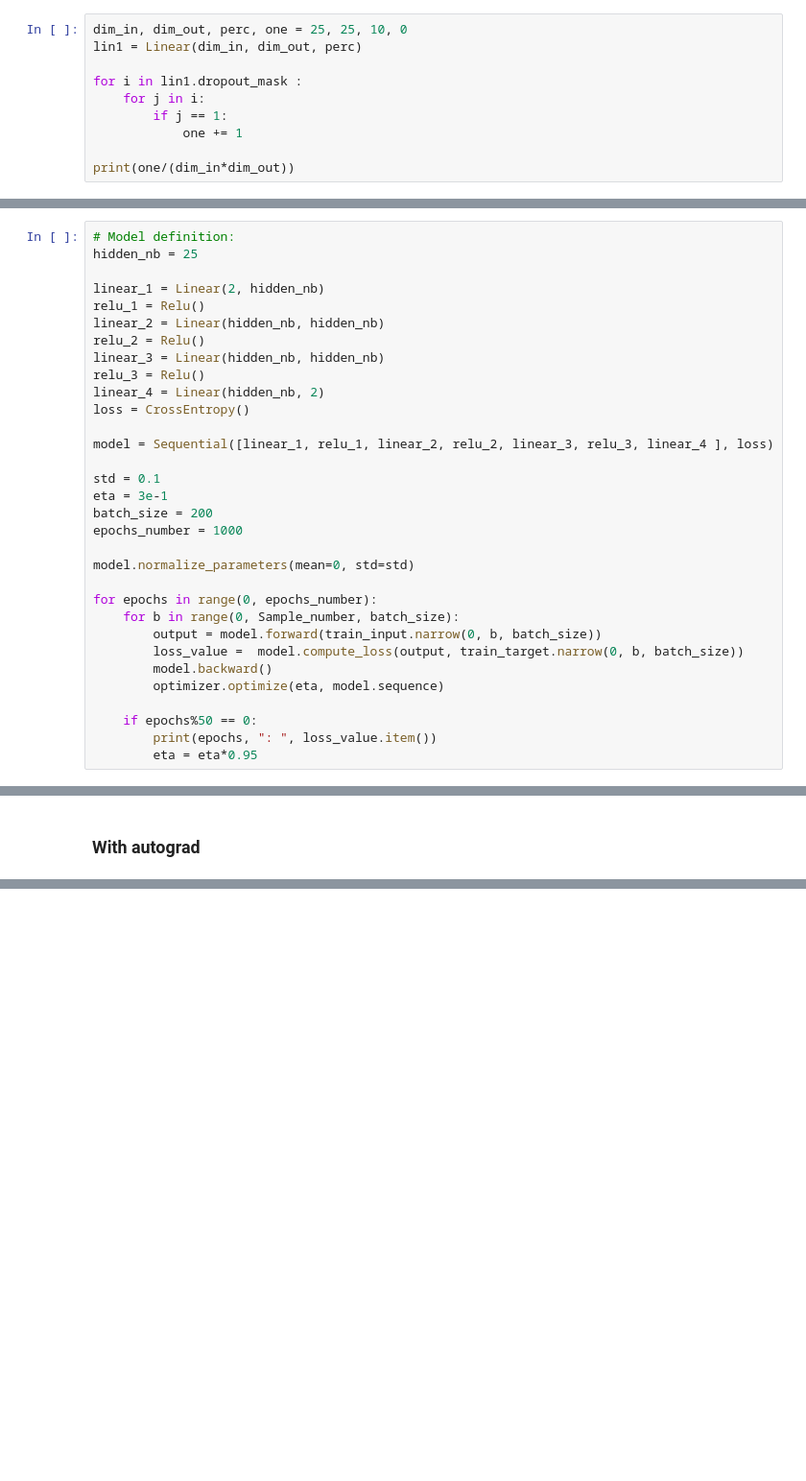
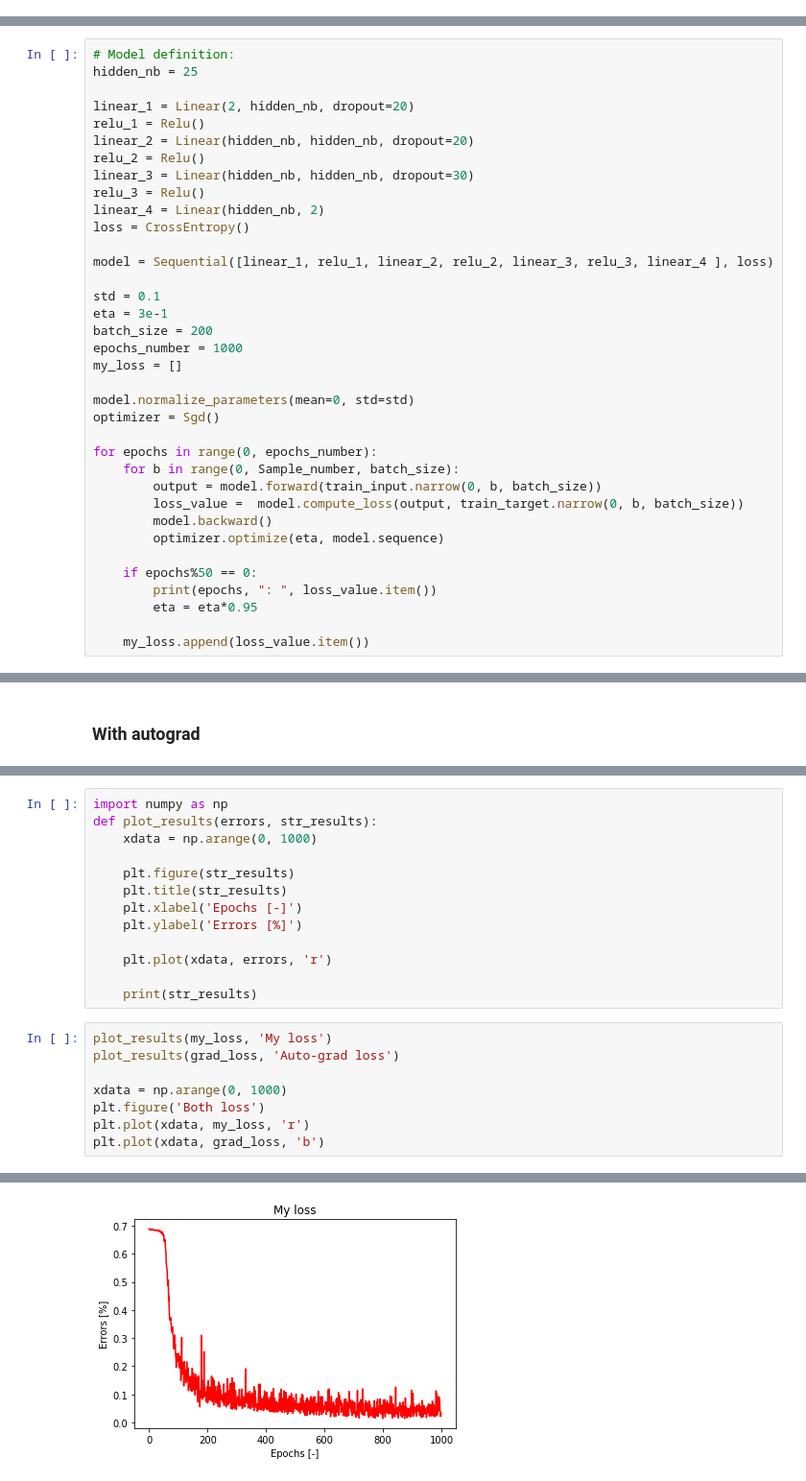
Before and after one commit to natbolon/DL, a Jupyter notebook: Project2/louis.ipynb, the cells around one changed output, grey strips where cells are left out. Shown: that part at 96% size. Saved outputs shown, nothing was run; the diff lists cells and outputs as text; blank space fills up the shorter version.

Commit message:
Fix dropout and tested it.

```diff
--- a/Project2/louis.ipynb
+++ b/Project2/louis.ipynb
@@ -122,10 +122,0 @@ class Linear(Module):
-# %%
-dim_in, dim_out, perc, one = 25, 25, 10, 0
-lin1 = Linear(dim_in, dim_out, perc)
-
-for i in lin1.dropout_mask :
-    for j in i:
-        if j == 1:
-            one += 1
-
-print(one/(dim_in*dim_out))
@@ -468,11 +426,11 @@ plt.show()
 # Model definition:
 hidden_nb = 25
 
-linear_1 = Linear(2, hidden_nb)
+linear_1 = Linear(2, hidden_nb, dropout=20)
 relu_1 = Relu()
-linear_2 = Linear(hidden_nb, hidden_nb)
+linear_2 = Linear(hidden_nb, hidden_nb, dropout=20)
 relu_2 = Relu()
-linear_3 = Linear(hidden_nb, hidden_nb)
+linear_3 = Linear(hidden_nb, hidden_nb, dropout=30)
 relu_3 = Relu()
 linear_4 = Linear(hidden_nb, 2)
 loss = CrossEntropy()
@@ -483,8 +441,10 @@ std = 0.1
 eta = 3e-1
 batch_size = 200
 epochs_number = 1000
+my_loss = []
 
 model.normalize_parameters(mean=0, std=std)
+optimizer = Sgd()
 
 for epochs in range(0, epochs_number):
     for b in range(0, Sample_number, batch_size):
@@ -496,4 +456,6 @@ for epochs in range(0, epochs_number):
     if epochs%50 == 0:
         print(epochs, ": ", loss_value.item())
         eta = eta*0.95
+
+    my_loss.append(loss_value.item())
 # %% [output]
@@ -595 +560,23 @@ torch.set_grad_enabled(False)
 <torch.autograd.grad_mode.set_grad_enabled at 0x...>
+# %%
+import numpy as np
+def plot_results(errors, str_results):
+    xdata = np.arange(0, 1000)
+
+    plt.figure(str_results)
+    plt.title(str_results)
+    plt.xlabel('Epochs [-]')
+    plt.ylabel('Errors [%]')
+
+    plt.plot(xdata, errors, 'r')
+
+    print(str_results)
+# %%
+plot_results(my_loss, 'My loss')
+plot_results(grad_loss, 'Auto-grad loss')
+
+xdata = np.arange(0, 1000)
+plt.figure('Both loss')
+plt.plot(xdata, my_loss, 'r')
+plt.plot(xdata, grad_loss, 'b')
+# %% [output]
@@ -595,0 +586 @@ torch.set_grad_enabled(False)
+[figure, added]
```
Also changed, not shown: parts of 11 cells of this notebook, 1 other file.
